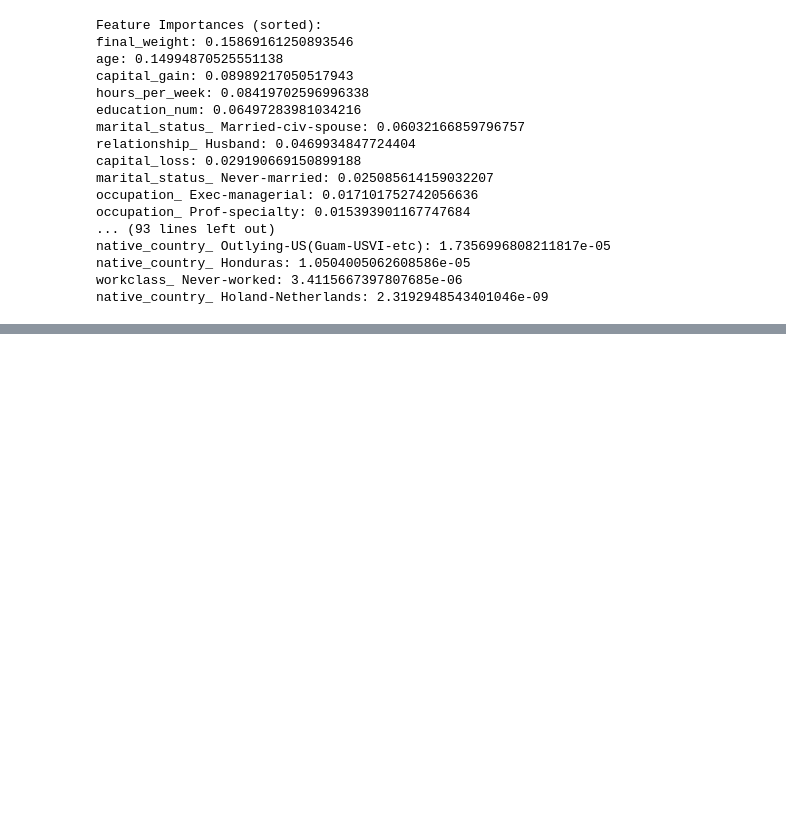
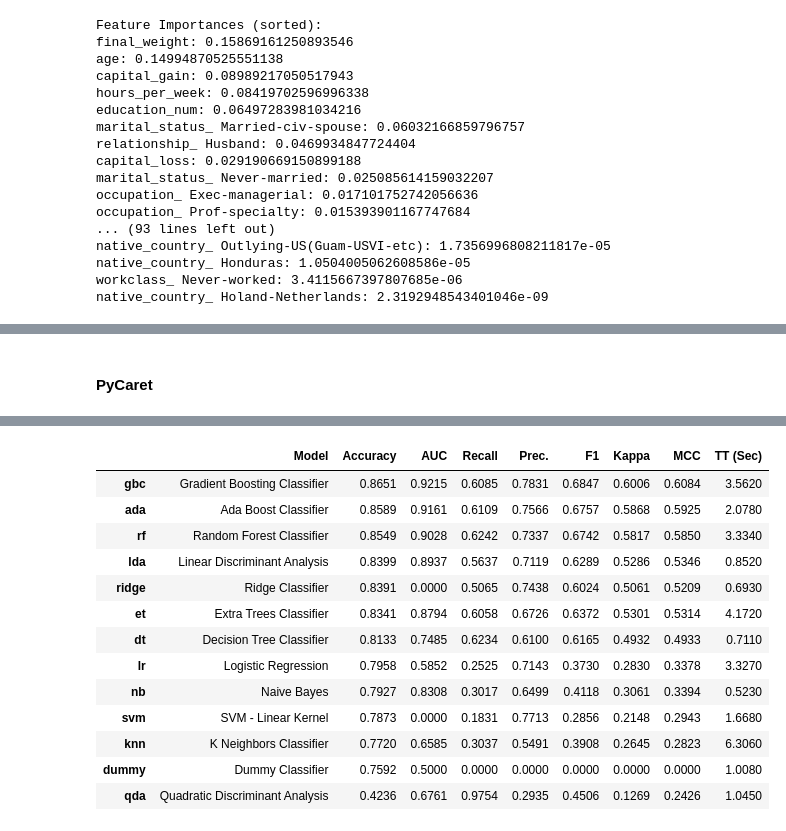
Before and after one commit to violettance/jupyter_notebooks, a Jupyter notebook: classification.ipynb, the cells around one changed output, grey strips where cells are left out. Saved outputs shown, nothing was run; the diff lists cells and outputs as text; code cells hidden in the pictures; blank space fills up the shorter version.

```diff
--- a/classification.ipynb
+++ b/classification.ipynb
@@ -204,0 +228,6 @@ native_country_ Holand-Netherlands: 2.3192948543401046e-09
+# %% [markdown]
+#### PyCaret
+# %%
+# Functional API
+best = compare_models()
+# %% [output]
@@ -204,0 +235,14 @@ native_country_ Holand-Netherlands: 2.3192948543401046e-09
+|  | Model | Accuracy | AUC | Recall | Prec. | F1 | Kappa | MCC | TT (Sec) |
+| gbc | Gradient Boosting Classifier | 0.8651 | 0.9215 | 0.6085 | 0.7831 | 0.6847 | 0.6006 | 0.6084 | 3.5620 |
+| ada | Ada Boost Classifier | 0.8589 | 0.9161 | 0.6109 | 0.7566 | 0.6757 | 0.5868 | 0.5925 | 2.0780 |
+| rf | Random Forest Classifier | 0.8549 | 0.9028 | 0.6242 | 0.7337 | 0.6742 | 0.5817 | 0.5850 | 3.3340 |
+| lda | Linear Discriminant Analysis | 0.8399 | 0.8937 | 0.5637 | 0.7119 | 0.6289 | 0.5286 | 0.5346 | 0.8520 |
+| ridge | Ridge Classifier | 0.8391 | 0.0000 | 0.5065 | 0.7438 | 0.6024 | 0.5061 | 0.5209 | 0.6930 |
+| et | Extra Trees Classifier | 0.8341 | 0.8794 | 0.6058 | 0.6726 | 0.6372 | 0.5301 | 0.5314 | 4.1720 |
+| dt | Decision Tree Classifier | 0.8133 | 0.7485 | 0.6234 | 0.6100 | 0.6165 | 0.4932 | 0.4933 | 0.7110 |
+| lr | Logistic Regression | 0.7958 | 0.5852 | 0.2525 | 0.7143 | 0.3730 | 0.2830 | 0.3378 | 3.3270 |
+| nb | Naive Bayes | 0.7927 | 0.8308 | 0.3017 | 0.6499 | 0.4118 | 0.3061 | 0.3394 | 0.5230 |
+| svm | SVM - Linear Kernel | 0.7873 | 0.0000 | 0.1831 | 0.7713 | 0.2856 | 0.2148 | 0.2943 | 1.6680 |
+| knn | K Neighbors Classifier | 0.7720 | 0.6585 | 0.3037 | 0.5491 | 0.3908 | 0.2645 | 0.2823 | 6.3060 |
+| dummy | Dummy Classifier | 0.7592 | 0.5000 | 0.0000 | 0.0000 | 0.0000 | 0.0000 | 0.0000 | 1.0080 |
+| qda | Quadratic Discriminant Analysis | 0.4236 | 0.6761 | 0.9754 | 0.2935 | 0.4506 | 0.1269 | 0.2426 | 1.0450 |
```
Also changed, not shown: parts of 9 cells of this notebook, 1 other file.
